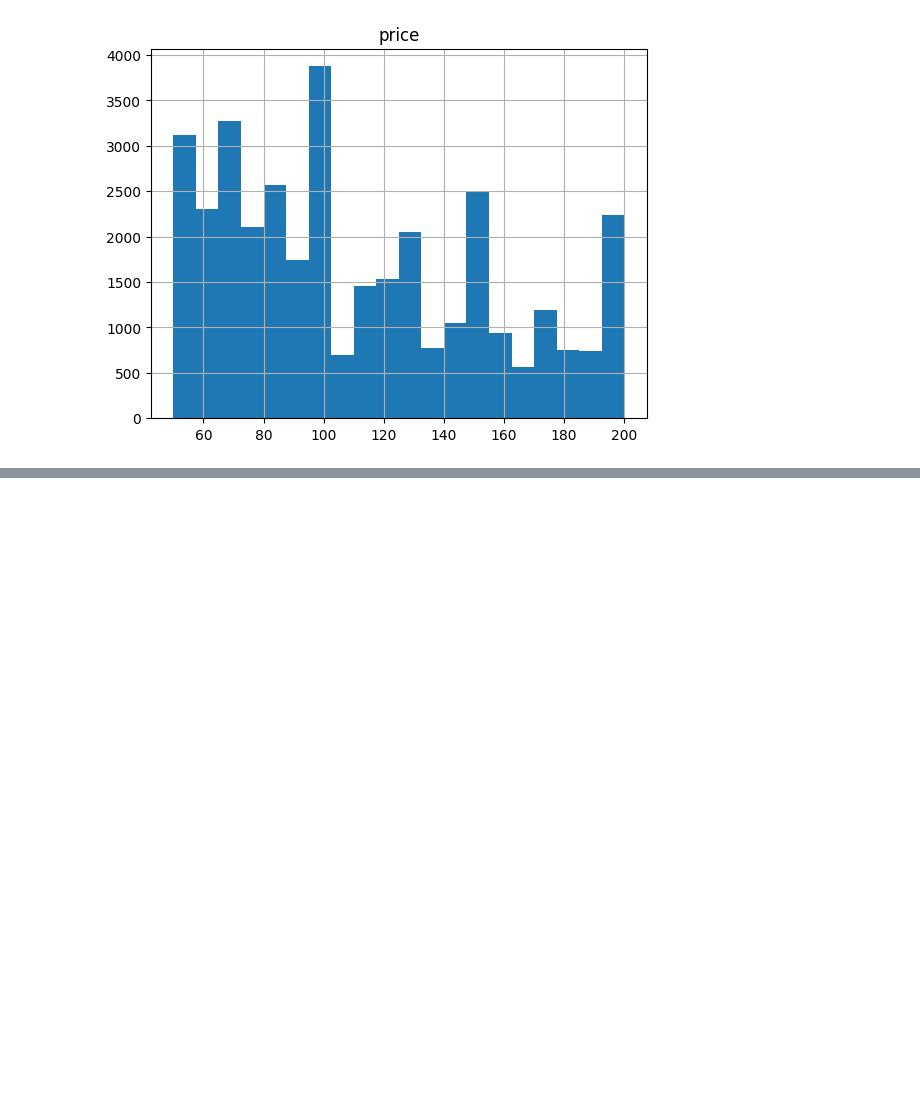
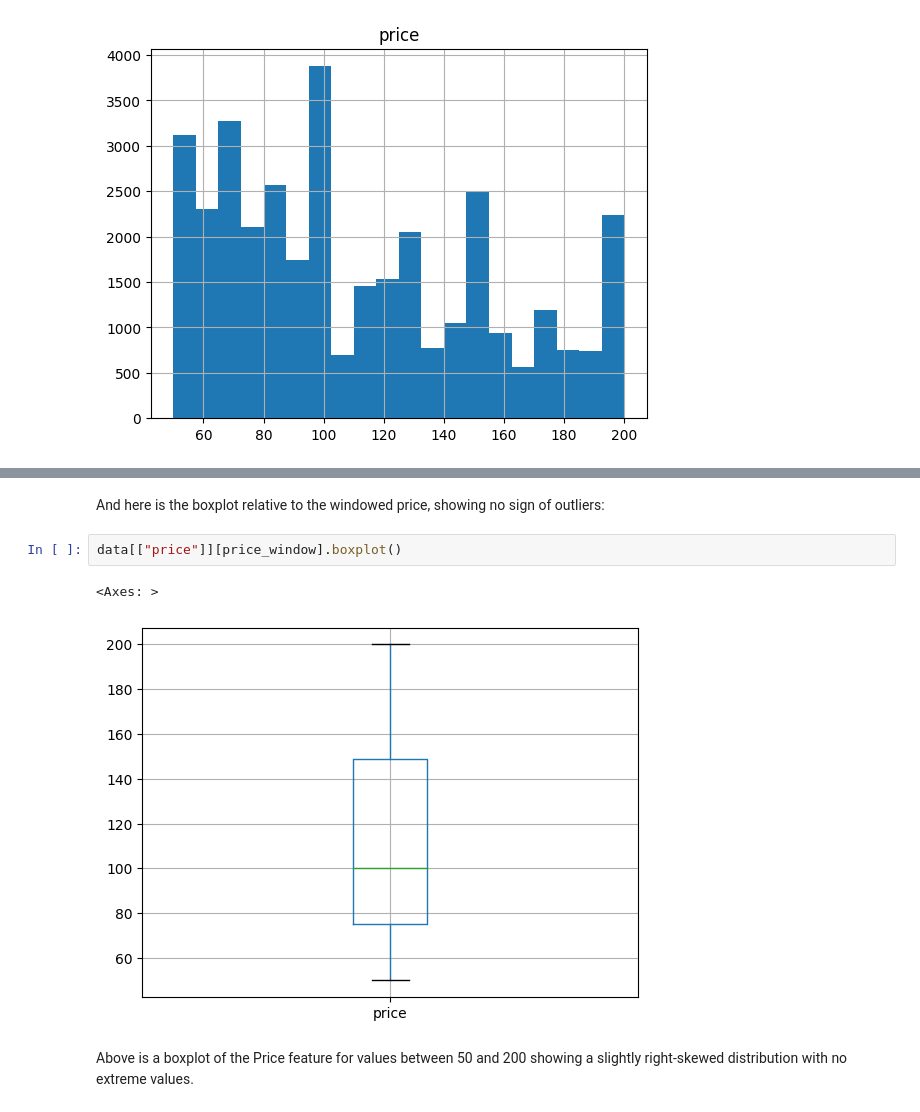
Before and after one commit to jeremysb1/xgboost, a Jupyter notebook: AB_NYC.ipynb, the cells around one changed output, grey strips where cells are left out. Saved outputs shown, nothing was run; the diff lists cells and outputs as text; blank space fills up the shorter version.

```diff
--- a/AB_NYC.ipynb
+++ b/AB_NYC.ipynb
@@ -91,0 +106,9 @@ array([[<Axes: title={'center': 'price'}>]], dtype=object)
+# %% [markdown]
+And here is the boxplot relative to the windowed price, showing no sign of outliers:
+# %%
+data[["price"]][price_window].boxplot()
+# %% [output]
+<Axes: >
+[figure, added]
+# %% [markdown]
+Above is a boxplot of the Price feature for values between 50 and 200 showing a slightly right-skewed distribution with no extreme values.
```
Also changed, not shown: parts of 4 cells of this notebook.
